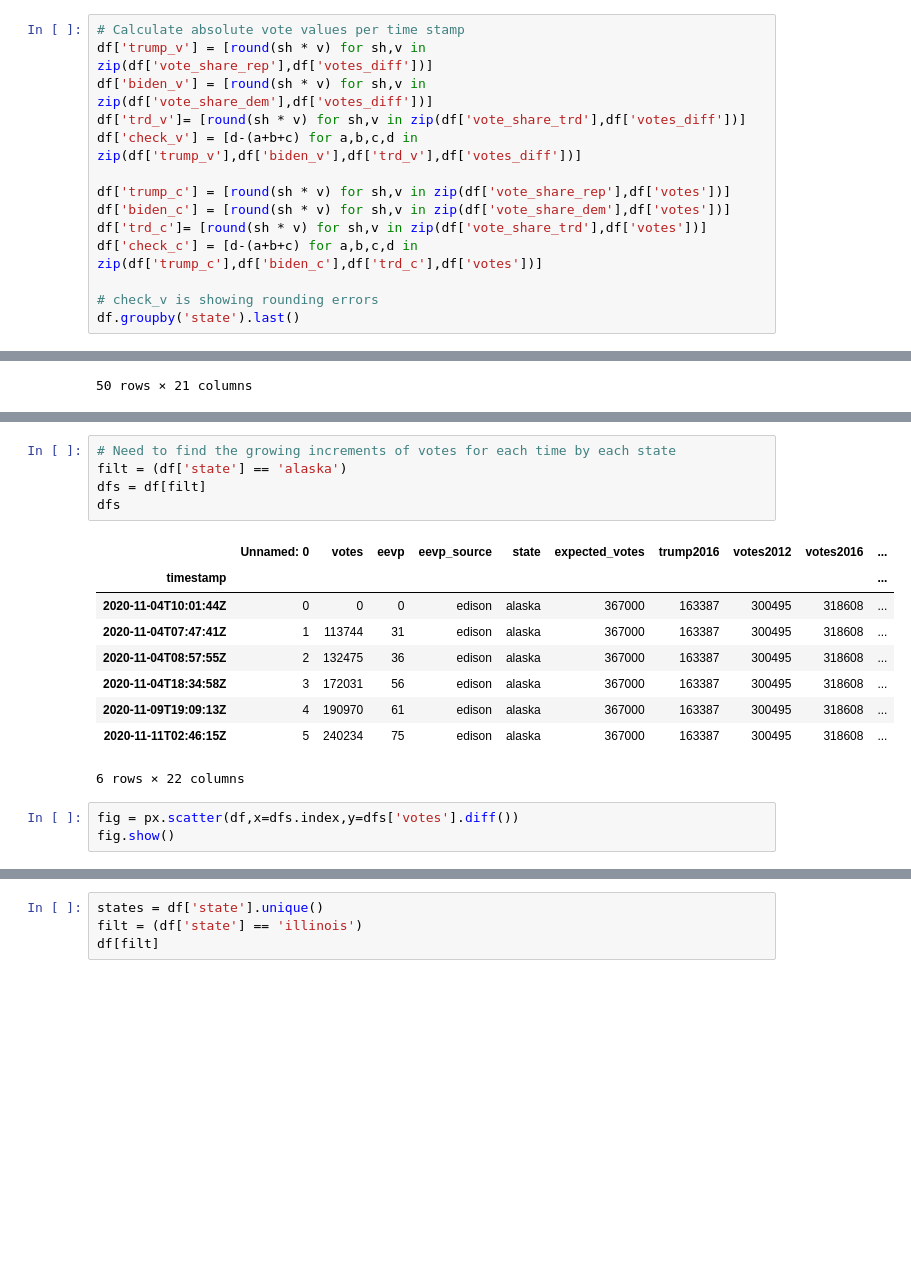
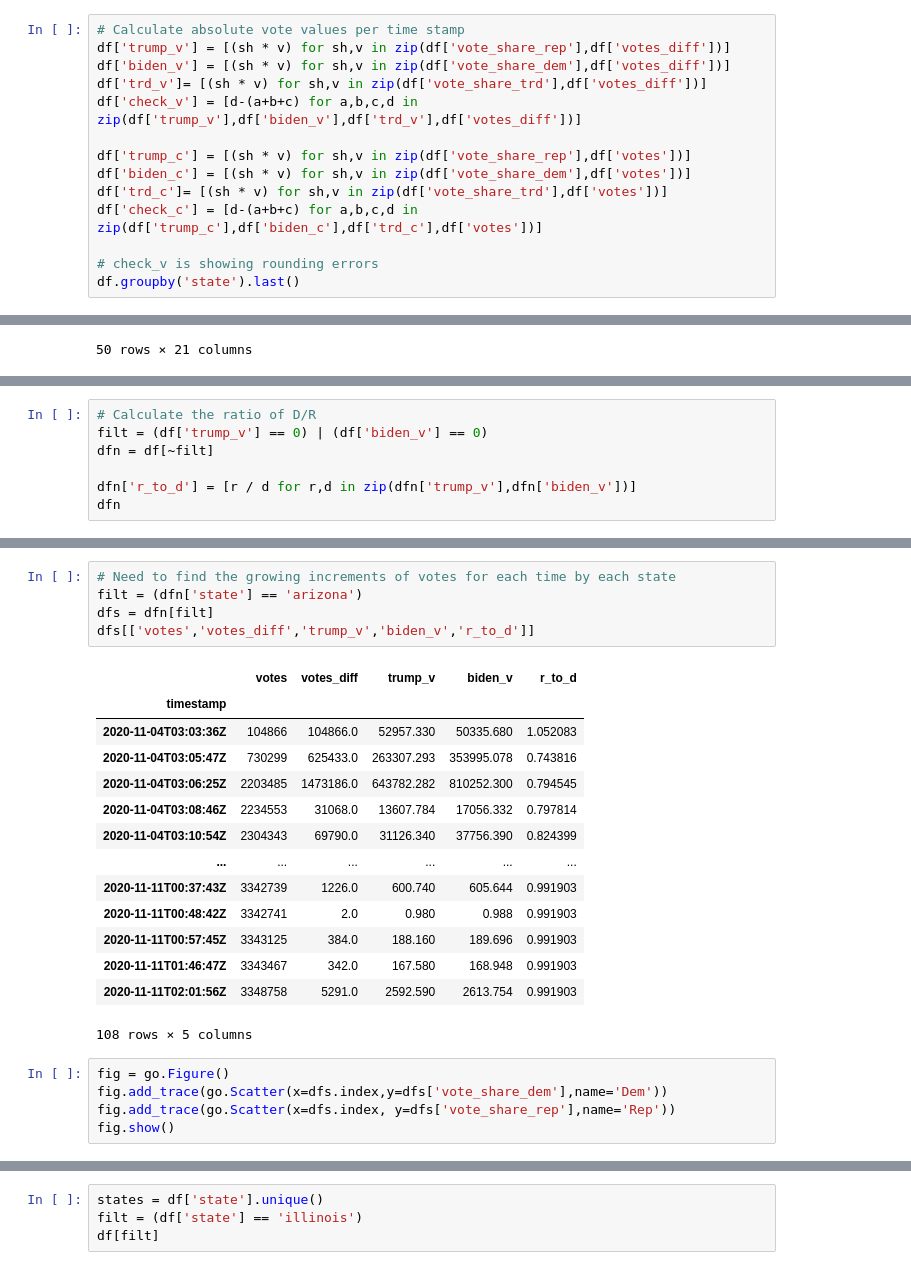
Before and after one commit to brianoflondon/election2020, a Jupyter notebook: nytanalysis.ipynb, the cells around one changed output, grey strips where cells are left out. Cells and saved outputs as stored; diff of their text form; blank space fills up the shorter version.

```diff
--- a/nytanalysis.ipynb
+++ b/nytanalysis.ipynb
@@ -17,14 +17,14 @@ df['votes_diff'] = [v - vp for v,vp in zip(df['votes'],df['votes_prev'])]
 df.fillna(0, inplace=True)
 # %%
 # Calculate absolute vote values per time stamp
-df['trump_v'] = [round(sh * v) for sh,v in zip(df['vote_share_rep'],df['votes_diff'])]
-df['biden_v'] = [round(sh * v) for sh,v in zip(df['vote_share_dem'],df['votes_diff'])]
-df['trd_v']= [round(sh * v) for sh,v in zip(df['vote_share_trd'],df['votes_diff'])]
+df['trump_v'] = [(sh * v) for sh,v in zip(df['vote_share_rep'],df['votes_diff'])]
+df['biden_v'] = [(sh * v) for sh,v in zip(df['vote_share_dem'],df['votes_diff'])]
+df['trd_v']= [(sh * v) for sh,v in zip(df['vote_share_trd'],df['votes_diff'])]
 df['check_v'] = [d-(a+b+c) for a,b,c,d in zip(df['trump_v'],df['biden_v'],df['trd_v'],df['votes_diff'])]
 
-df['trump_c'] = [round(sh * v) for sh,v in zip(df['vote_share_rep'],df['votes'])]
-df['biden_c'] = [round(sh * v) for sh,v in zip(df['vote_share_dem'],df['votes'])]
-df['trd_c']= [round(sh * v) for sh,v in zip(df['vote_share_trd'],df['votes'])]
+df['trump_c'] = [(sh * v) for sh,v in zip(df['vote_share_rep'],df['votes'])]
+df['biden_c'] = [(sh * v) for sh,v in zip(df['vote_share_dem'],df['votes'])]
+df['trd_c']= [(sh * v) for sh,v in zip(df['vote_share_trd'],df['votes'])]
 df['check_c'] = [d-(a+b+c) for a,b,c,d in zip(df['trump_c'],df['biden_c'],df['trd_c'],df['votes'])]
 
 # check_v is showing rounding errors
@@ -51,0 +55,7 @@ df.groupby('state').last()
+# %%
+# Calculate the ratio of D/R
+filt = (df['trump_v'] == 0) | (df['biden_v'] == 0)
+dfn = df[~filt]
+
+dfn['r_to_d'] = [r / d for r,d in zip(dfn['trump_v'],dfn['biden_v'])]
+dfn
@@ -52,18 +77,25 @@ df.groupby('state').last()
 # %%
 # Need to find the growing increments of votes for each time by each state
-filt = (df['state'] == 'alaska')
-dfs = df[filt]
-dfs
+filt = (dfn['state'] == 'arizona')
+dfs = dfn[filt]
+dfs[['votes','votes_diff','trump_v','biden_v','r_to_d']]
 # %% [output]
-|  | Unnamed: 0 | votes | eevp | eevp_source | state | expected_votes | trump2016 | votes2012 | votes2016 | ... |
-| timestamp |  |  |  |  |  |  |  |  |  | ... |
-| 2020-11-04T10:01:44Z | 0 | 0 | 0 | edison | alaska | 367000 | 163387 | 300495 | 318608 | ... |
-| 2020-11-04T07:47:41Z | 1 | 113744 | 31 | edison | alaska | 367000 | 163387 | 300495 | 318608 | ... |
-| 2020-11-04T08:57:55Z | 2 | 132475 | 36 | edison | alaska | 367000 | 163387 | 300495 | 318608 | ... |
-| 2020-11-04T18:34:58Z | 3 | 172031 | 56 | edison | alaska | 367000 | 163387 | 300495 | 318608 | ... |
-| 2020-11-09T19:09:13Z | 4 | 190970 | 61 | edison | alaska | 367000 | 163387 | 300495 | 318608 | ... |
-| 2020-11-11T02:46:15Z | 5 | 240234 | 75 | edison | alaska | 367000 | 163387 | 300495 | 318608 | ... |
+|  | votes | votes_diff | trump_v | biden_v | r_to_d |
+| timestamp |  |  |  |  |  |
+| 2020-11-04T03:03:36Z | 104866 | 104866.0 | 52957.330 | 50335.680 | 1.052083 |
+| 2020-11-04T03:05:47Z | 730299 | 625433.0 | 263307.293 | 353995.078 | 0.743816 |
+| 2020-11-04T03:06:25Z | 2203485 | 1473186.0 | 643782.282 | 810252.300 | 0.794545 |
+| 2020-11-04T03:08:46Z | 2234553 | 31068.0 | 13607.784 | 17056.332 | 0.797814 |
+| 2020-11-04T03:10:54Z | 2304343 | 69790.0 | 31126.340 | 37756.390 | 0.824399 |
+| ... | ... | ... | ... | ... | ... |
+| 2020-11-11T00:37:43Z | 3342739 | 1226.0 | 600.740 | 605.644 | 0.991903 |
+| 2020-11-11T00:48:42Z | 3342741 | 2.0 | 0.980 | 0.988 | 0.991903 |
+| 2020-11-11T00:57:45Z | 3343125 | 384.0 | 188.160 | 189.696 | 0.991903 |
+| 2020-11-11T01:46:47Z | 3343467 | 342.0 | 167.580 | 168.948 | 0.991903 |
+| 2020-11-11T02:01:56Z | 3348758 | 5291.0 | 2592.590 | 2613.754 | 0.991903 |
-6 rows × 22 columns
+108 rows × 5 columns
-# %%
-fig = px.scatter(df,x=dfs.index,y=dfs['votes'].diff())
-fig.show()
+# %%
+fig = go.Figure()
+fig.add_trace(go.Scatter(x=dfs.index,y=dfs['vote_share_dem'],name='Dem'))
+fig.add_trace(go.Scatter(x=dfs.index, y=dfs['vote_share_rep'],name='Rep'))
+fig.show()
```
Also changed, not shown: parts of 3 cells of this notebook, 52 other files.
